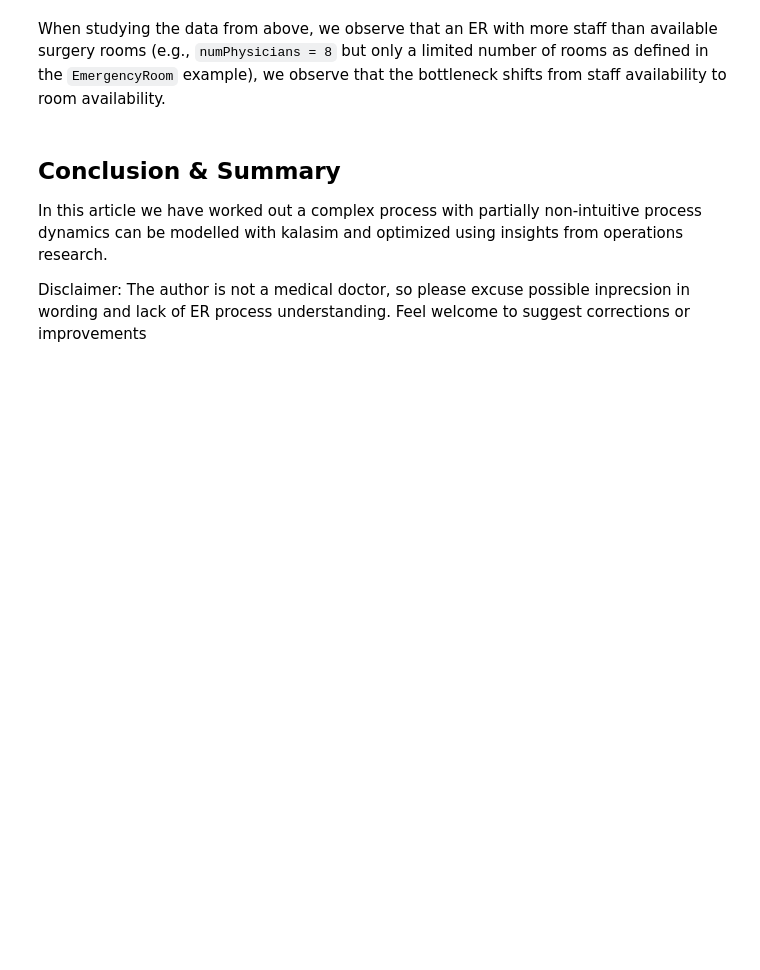
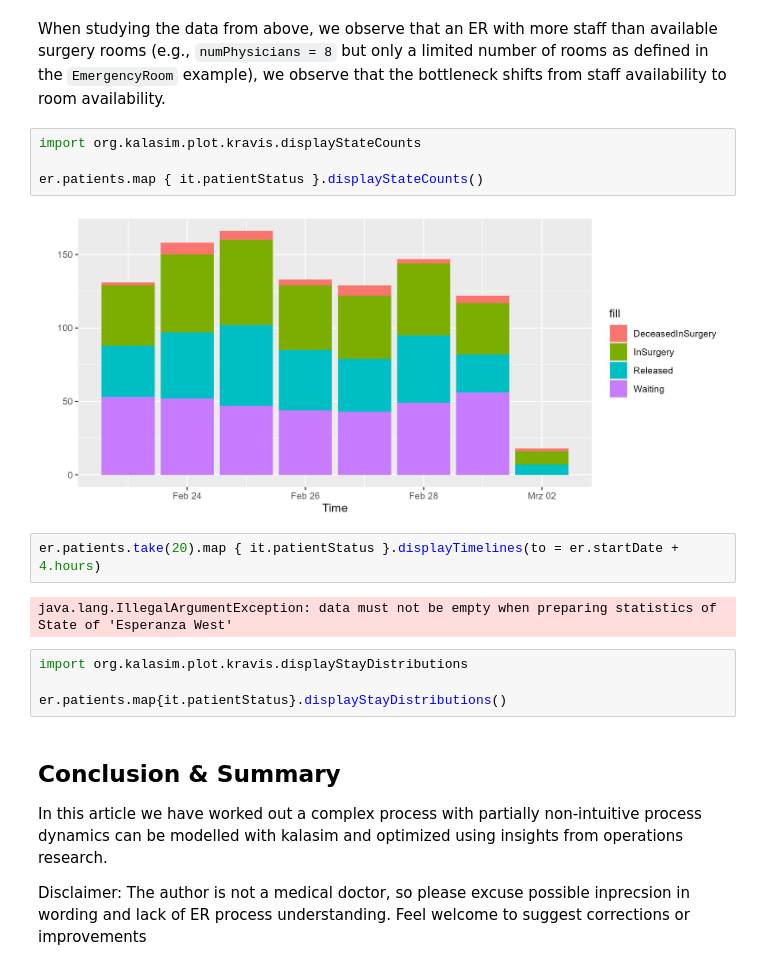
Before and after one commit to holgerbrandl/kalasim, a Jupyter notebook: docs/userguide/docs/examples/emergency_room.ipynb, the cells around one changed output. Cells and saved outputs as stored; diff of their text form; blank space fills up the shorter version.

```diff
--- a/docs/userguide/docs/examples/emergency_room.ipynb
+++ b/docs/userguide/docs/examples/emergency_room.ipynb
@@ -165,5 +161,19 @@ er.doctors.displayTimeline(byRequester = true, colorBy = { it.requester.name})
 # %% [markdown]
 When studying the data from above, we observe that  an ER with more staff than available surgery rooms (e.g., `numPhysicians = 8` but only a limited number of rooms as defined in the `EmergencyRoom` example), we observe that the bottleneck shifts from staff availability to room availability.
+# %%
+import org.kalasim.plot.kravis.displayStateCounts
+
+er.patients.map { it.patientStatus }.displayStateCounts()
+# %% [output]
+[figure, added]
+# %%
+er.patients.take(20).map { it.patientStatus }.displayTimelines(to = er.startDate + 4.hours)
+# %% [output]
+java.lang.IllegalArgumentException: data must not be empty when preparing statistics of State of 'Esperanza West'
+# %%
+import org.kalasim.plot.kravis.displayStayDistributions
+
+er.patients.map{it.patientStatus}.displayStayDistributions()
 # %% [markdown]
 
 
```
Also changed, not shown: parts of 7 cells of this notebook, 9 other files.
